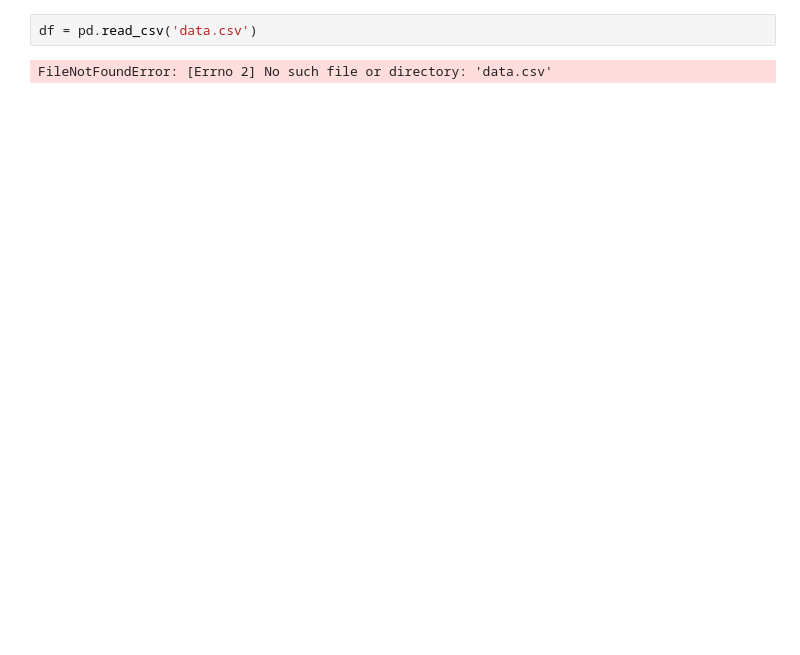
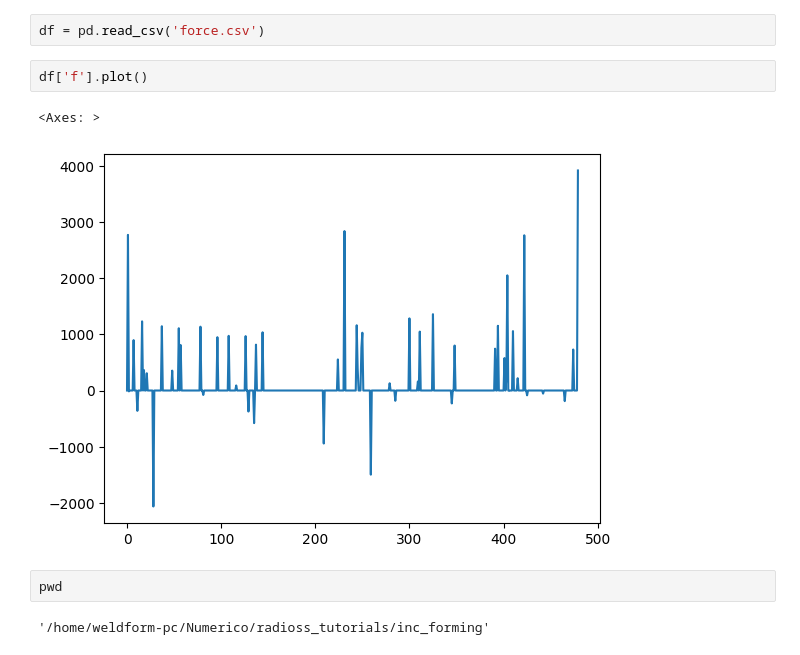
Before and after one commit to luchete80/radioss_tutorials, a Jupyter notebook: inc_forming/incform_forces.ipynb, the cells around one changed output. Cells and saved outputs as stored; diff of their text form; blank space fills up the shorter version.

Commit message:
changed tool force scrip

```diff
--- a/inc_forming/incform_forces.ipynb
+++ b/inc_forming/incform_forces.ipynb
@@ -11,4 +3,11 @@ please provide us feedback at https://github.com/pandas-dev/pandas/issues/54466
 # %%
-df = pd.read_csv('data.csv')
+df = pd.read_csv('force.csv')
-# %% [output]
-FileNotFoundError: [Errno 2] No such file or directory: 'data.csv'
+# %%
+df['f'].plot()
+# %% [output]
+<Axes: >
+[figure, added]
+# %%
+pwd
+# %% [output]
+'/home/weldform-pc/Numerico/radioss_tutorials/inc_forming'
```
Also changed, not shown: parts of 2 cells of this notebook, 2 other files.
